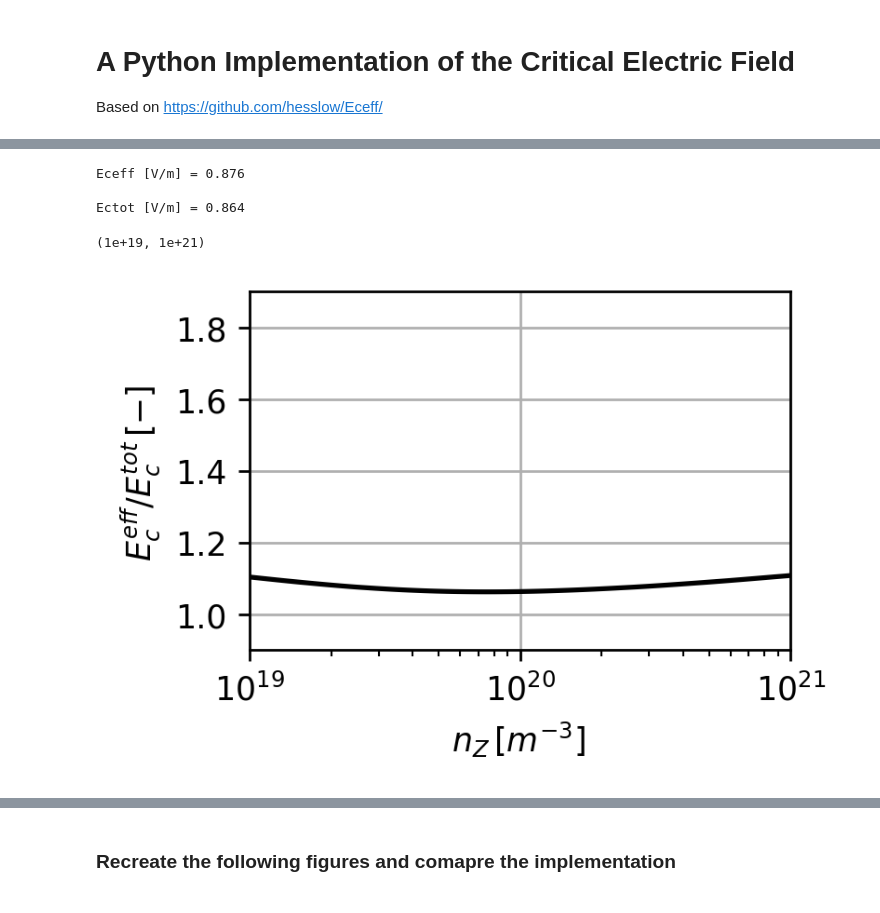
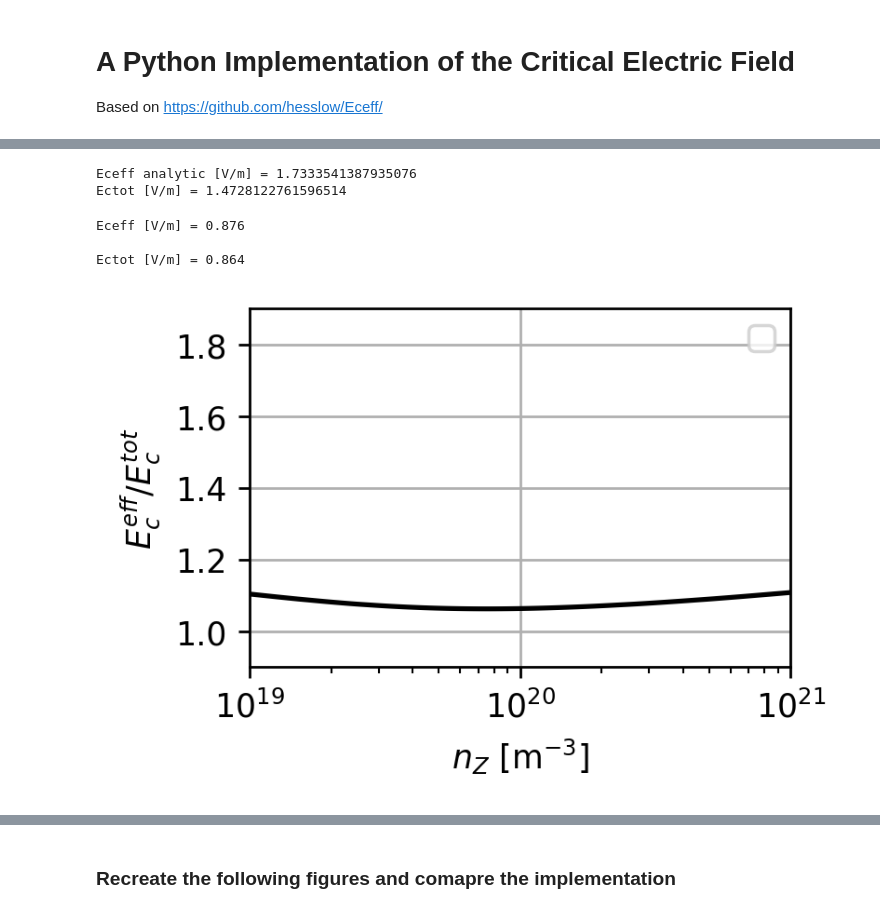
Before and after one commit to ridatta/RE_Solver, a Jupyter notebook: Critical_E_Field.ipynb, the cells around one changed output, grey strips where cells are left out. Drawn from its saved outputs; the diff is of its cells as text; code cells hidden in the pictures.

```diff
--- a/Critical_E_Field.ipynb
+++ b/Critical_E_Field.ipynb
@@ -17,0 +22,6 @@ Based on https://github.com/hesslow/Eceff/
+# %%
+def calcDelta(Eceff,nuD0,nuS1,tauRadInv,phib1,phib2,pc0):
+    return (nuD0/nuS1**2)*(nuD0*tauRadInv/Eceff+phib1+phib2*np.log(pc0))
+
+def calcEceff(delta,nuS0,nuS1,nuD1,nuD0,pc0):
+    return nuS0 + nuS1*( (1+nuD1/nuD0)*np.log(pc0) + np.sqrt(2*delta+1))
@@ -18,3 +101,17 @@ Based on https://github.com/hesslow/Eceff/
+# %%
+# example for singly-ionized Ar (Ar1+)
+Z = np.array([1, 18])
+Z0 = np.array([1, 2])
+nj = np.array([1e20, 1e20])
+T = 10.0
+B = 0
+
+Eceff_analytic, Ectot = getEc_eff_analytic(Z, Z0, nj, T, B, element='Ar')
+print('Eceff analytic [V/m] =', Eceff_analytic)
+print('Ectot [V/m] =', Ectot)
+# %% [output]
+Eceff analytic [V/m] = 1.7333541387935076
+Ectot [V/m] = 1.4728122761596514
 # %%
 ### Functions ####
 
@@ -24,7 +121,7 @@ def calcDelta(Eceff,nuD0,nuS1,tauRadInv,phib1,phib2,pc0):
 def calcEceff(delta,nuS0,nuS1,nuD1,nuD0,pc0):
     return nuS0 + nuS1*( (1+nuD1/nuD0)*np.log(pc0) + np.sqrt(2*delta+1))
 
-def getEc_eff(Z,Z0,nj,T,B):
+def getEc_eff_NE(Z,Z0,nj,T,B):
 
     # Returns the effective critical electric field and Ectot with Ne impurities in V/m
     # INPUTS:
@@ -101,29 +198,34 @@ Ectot [V/m] = 0.864
 # %%
 # Calculating Eeff with Ne impurities - vary nz
 
 # Inputs
 nz = np.logspace(19,21,100)
 Z = np.array([1,10]); # Max. Ionization
 Z0 = np.array([1,2]); # Ionization Level
 T = 10;
 B = 0;
 
 Ec_eff = np.zeros_like(nz)
 for ii in range(nz.shape[0]):
     nj = np.array([1e20,nz[ii]]); # Density
-    out = getEc_eff(Z,Z0,nj,T,B) # [Ec_eff, Ec_tot] in [V/m]
+    out = getEc_eff_NE(Z,Z0,nj,T,B) # [Ec_eff, Ec_tot] in [V/m]
     Ec_eff[ii] = out[0]/out[1] # Ec_eff / Ec_tot
 
 
-# Plot #
+# Plot
 fig, axs = plt.subplots(1,1,figsize=(3,2),dpi=250)
 plt.plot(nz,Ec_eff,'-k')
 plt.xscale('log')
 plt.ylim([0.9,1.9])
 plt.xlabel('$n_Z \, [m^{-3}]$ ')
 plt.ylabel('$E_c^{eff}/E_c^{tot} \, [-]$ ')
 plt.grid()
 plt.xlim([1e19,1e21])
+
+plt.xlabel(r'$n_Z$ [m$^{-3}$]')
+plt.ylabel(r'$E_c^{eff}/E_c^{tot}$')
+plt.legend()
+plt.grid(True)
+plt.show()
 # %% [output]
-(1e+19, 1e+21)
-[figure, old version]
+[figure, new version]
```
Also changed, not shown: parts of 9 cells of this notebook, 3 other files.
